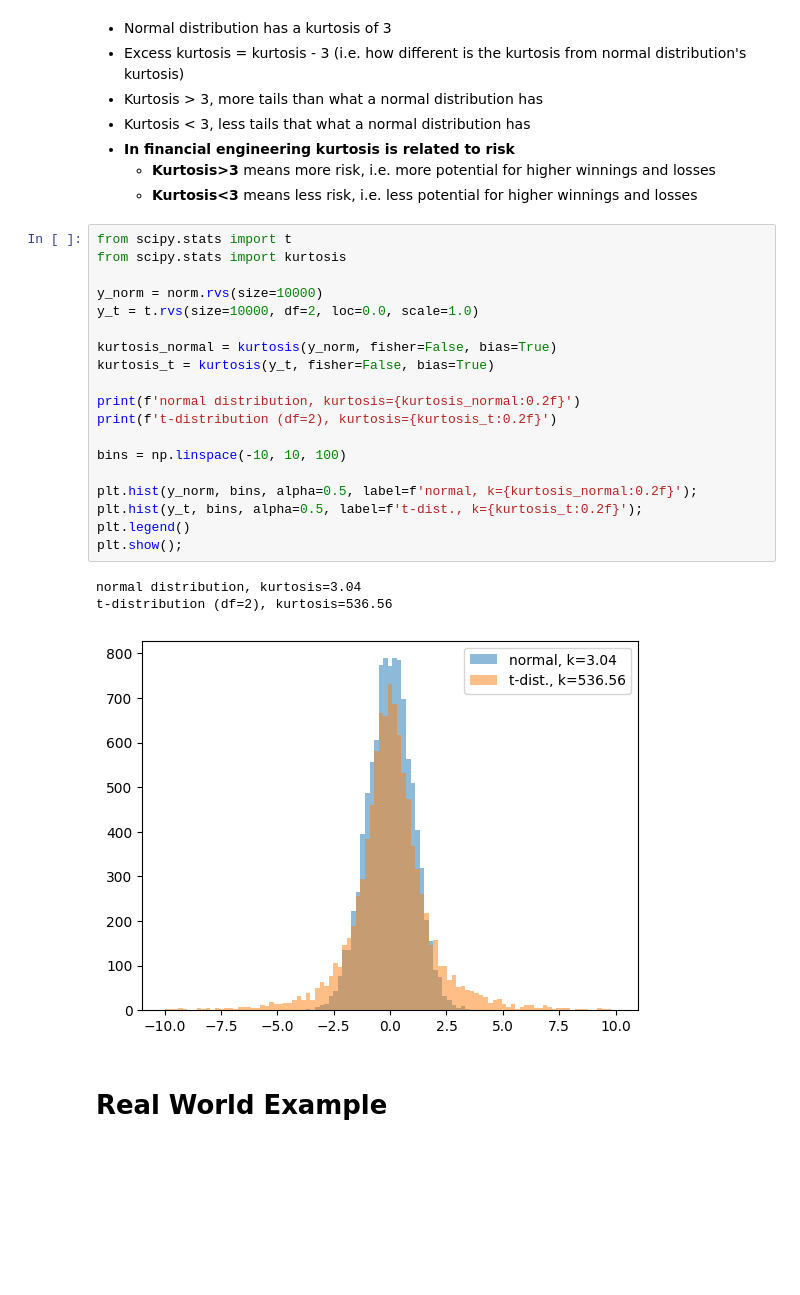
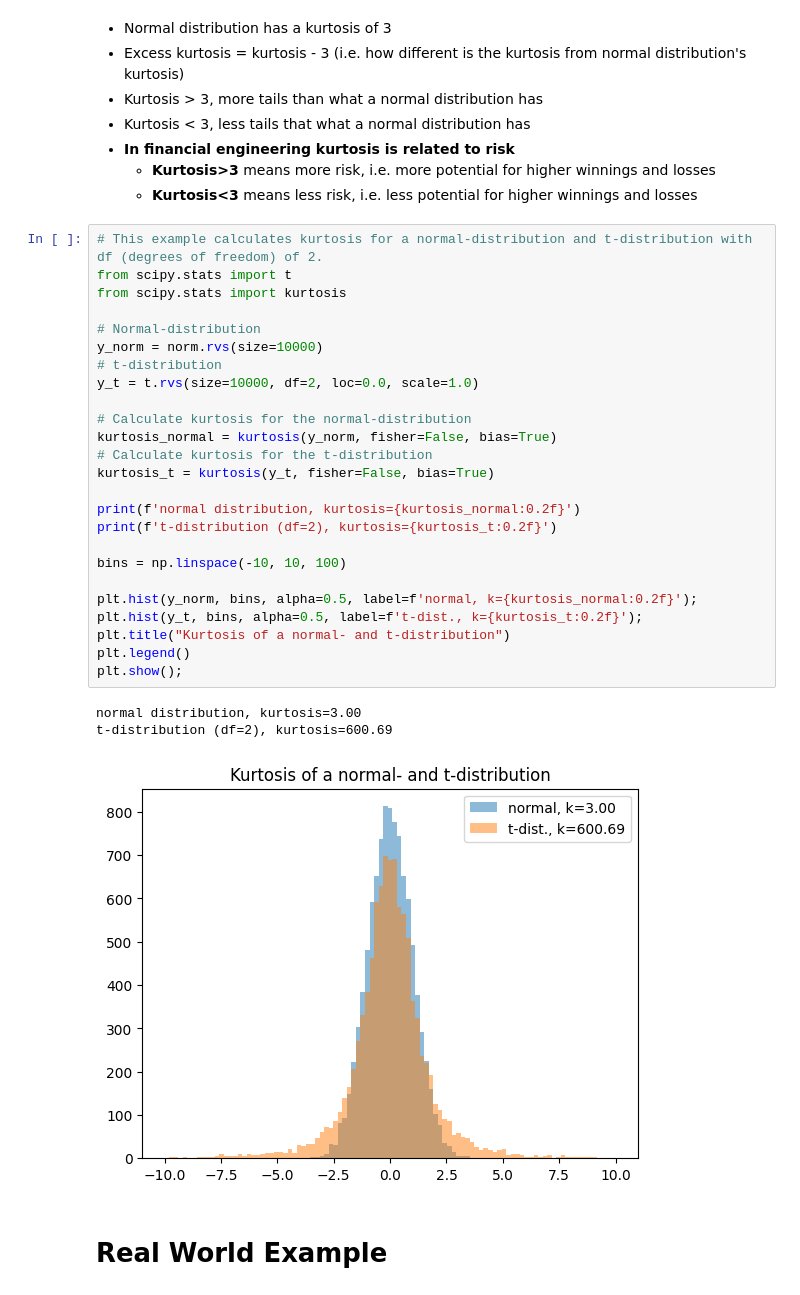
Before and after one commit to JarnoRalli/deep-learning-examples, a Jupyter notebook: FinancialEngineering/Financial_data_statistics_2.ipynb, the cells around one changed output. Cells and saved outputs as stored; diff of their text form; blank space fills up the shorter version.

```diff
--- a/FinancialEngineering/Financial_data_statistics_2.ipynb
+++ b/FinancialEngineering/Financial_data_statistics_2.ipynb
@@ -52,28 +68,34 @@ plt.show();
   - **Kurtosis>3** means more risk, i.e. more potential for higher winnings and losses
   - **Kurtosis<3** means less risk, i.e. less potential for higher winnings and losses
 # %%
+# This example calculates kurtosis for a normal-distribution and t-distribution with df (degrees of freedom) of 2.
 from scipy.stats import t
 from scipy.stats import kurtosis
 
+# Normal-distribution
 y_norm = norm.rvs(size=10000)
+# t-distribution
 y_t = t.rvs(size=10000, df=2, loc=0.0, scale=1.0)
 
+# Calculate kurtosis for the normal-distribution
 kurtosis_normal = kurtosis(y_norm, fisher=False, bias=True)
+# Calculate kurtosis for the t-distribution
 kurtosis_t = kurtosis(y_t, fisher=False, bias=True)
 
 print(f'normal distribution, kurtosis={kurtosis_normal:0.2f}')
 print(f't-distribution (df=2), kurtosis={kurtosis_t:0.2f}')
 
 bins = np.linspace(-10, 10, 100)
 
 plt.hist(y_norm, bins, alpha=0.5, label=f'normal, k={kurtosis_normal:0.2f}');
 plt.hist(y_t, bins, alpha=0.5, label=f't-dist., k={kurtosis_t:0.2f}');
+plt.title("Kurtosis of a normal- and t-distribution")
 plt.legend()
 plt.show();
 # %% [output]
-normal distribution, kurtosis=3.04
-t-distribution (df=2), kurtosis=536.56
+normal distribution, kurtosis=3.00
+t-distribution (df=2), kurtosis=600.69
-[figure, old version]
+[figure, new version]
 # %% [markdown]
 # Real World Example
 # %%
```
Also changed, not shown: parts of 3 cells of this notebook, 4 other files.
